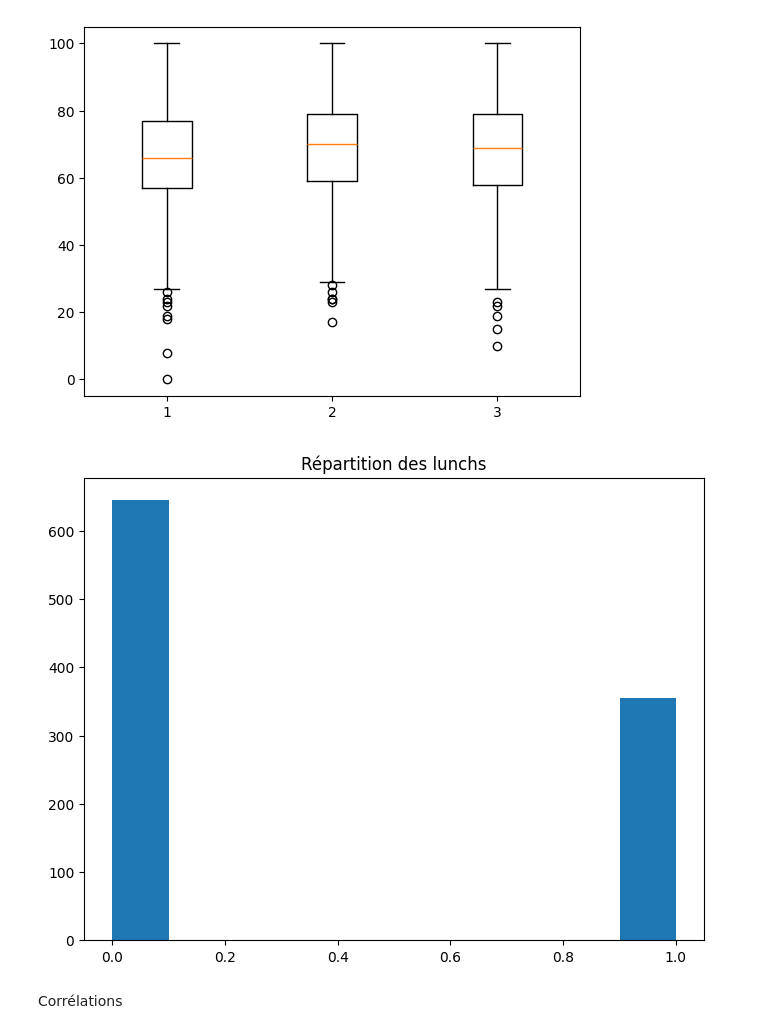
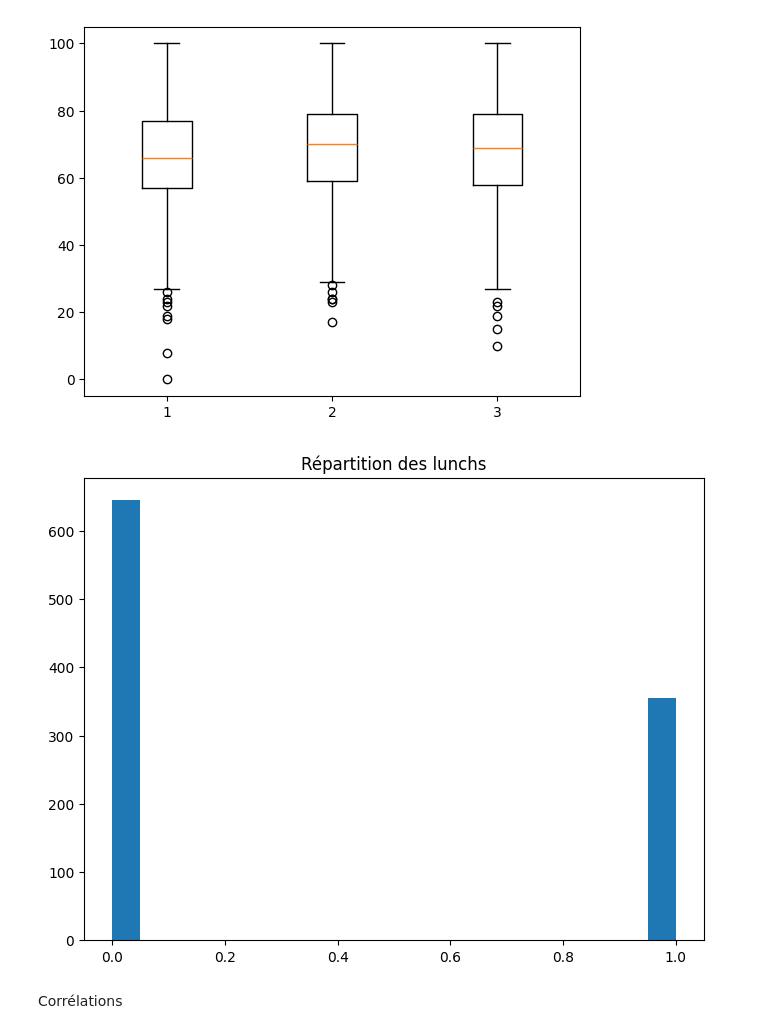
Before and after one commit to 2675781-creator/UA3ProjetPerformanceAcademiqueEtudiants, a Jupyter notebook: projet_UA3.ipynb, the cells around one changed output. Drawn from its saved outputs; the diff is of its cells as text; code cells hidden in the pictures.

```diff
--- a/projet_UA3.ipynb
+++ b/projet_UA3.ipynb
@@ -147,6 +157,14 @@ Encodage ordinale
 # %%
 #encodage ordinal
 
-encodage = OrdinalEncoder(categories=[["master's degree", "bachelor's degree", "some high school", "high school", "associate's degree", "some college"]])
+encodage = OrdinalEncoder(categories=[["high school", "some high school", "some college", "associate's degree", "bachelor's degree", "master's degree"]])
 encodage.fit(df[['parental level of education']])
 df['parental level of education'] = encodage.transform(df[['parental level of education']])
+df
+
+# 0 = high school
+# 1 = some high school
+# 2 = some college
+# 3 = associate's degree
+# 4 = bachelor's degree
+# 5 = master's degree
@@ -245,15 +263,14 @@ plt.show()
 # %% [output]
 [figure]
 # %%
-#histogramme pour représenter le pourcentage entre la colonne 'gender_male' et 'gender_female'
+#histogramme pour représenter la répartion de chaque type de lunch
 
 plt.figure(figsize=(8, 6))
-plt.hist(df['lunch'])
+plt.hist(df['lunch'], bins=20)
 plt.title('Répartition des lunchs')
-
 plt.show()
 # %% [output]
-[figure, old version]
+[figure, new version]
 # %% [markdown]
 Corrélations
 # %%
```
Also changed, not shown: parts of 22 cells of this notebook.
